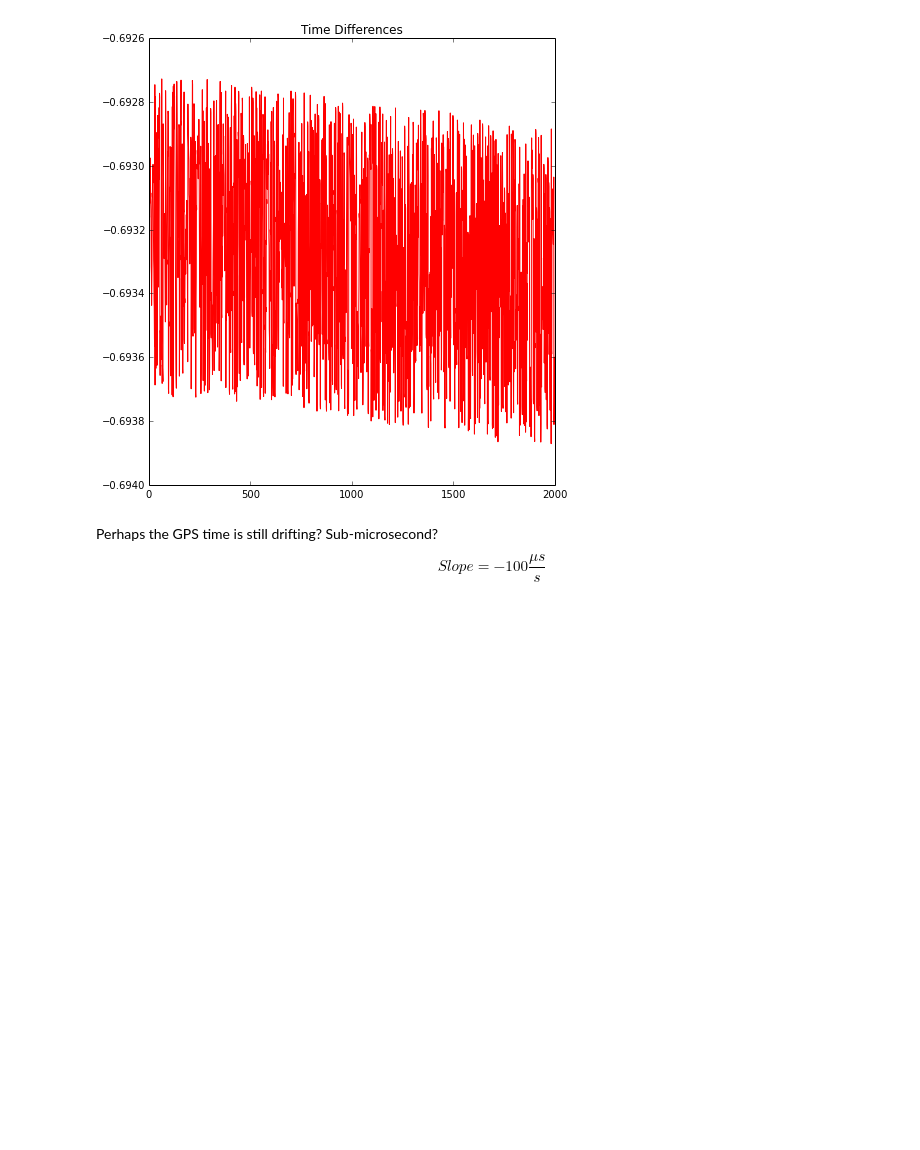
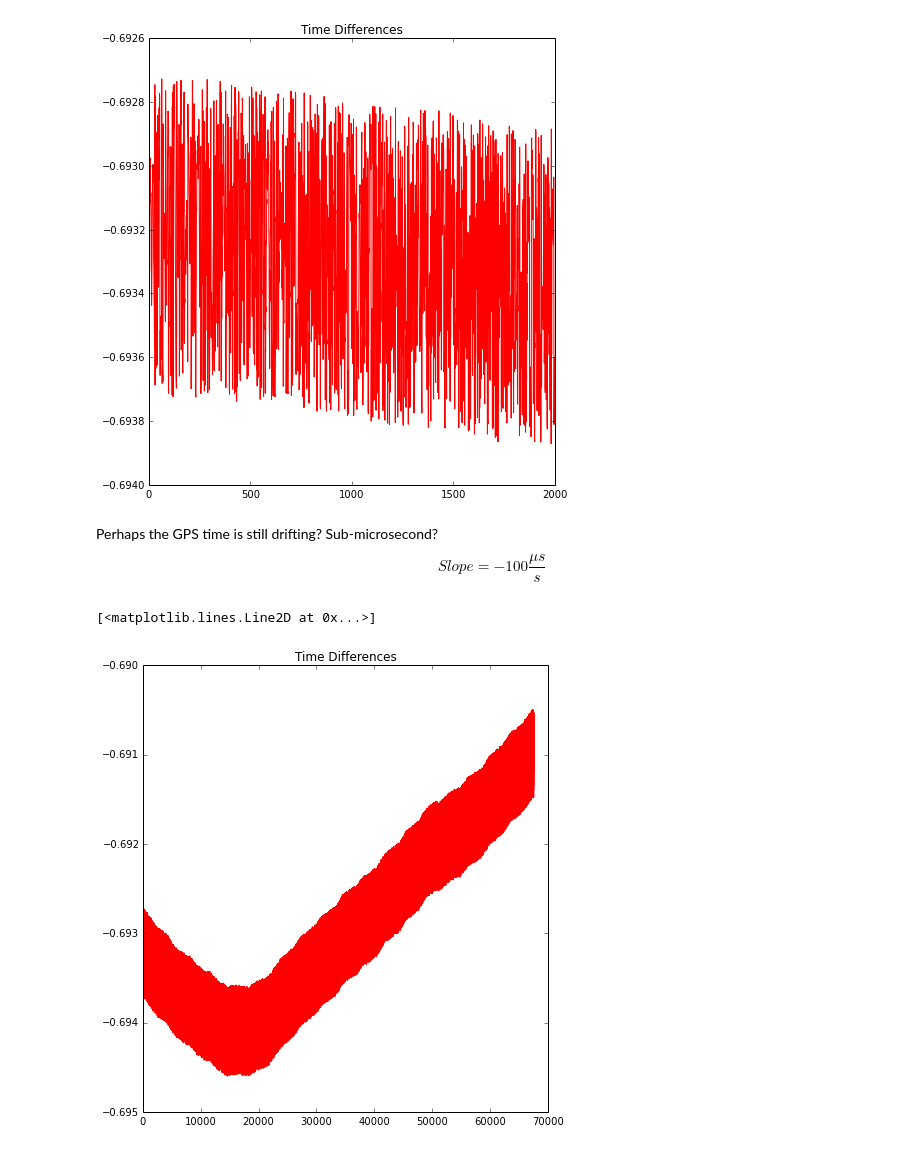
Before and after one commit to captainkirkby/Gears, a Jupyter notebook: node/GPS Time drift.ipynb, the cells around one changed output. Saved outputs shown, nothing was run; the diff lists cells and outputs as text; code cells hidden in the pictures; blank space fills up the shorter version.

Commit message:
Include both zoom in and not zoomed in red line graphs

```diff
--- a/node/GPS Time drift.ipynb
+++ b/node/GPS Time drift.ipynb
@@ -188,3 +188,12 @@ ax1.plot((runningDates-gpsDates)[:2000], color='r')
 [figure]
 # %% [markdown]
 Perhaps the GPS time is still drifting? Sub-microsecond?  $$Slope = -100\frac{\mu{}s}{s}$$
+# %%
+fig = plt.figure(figsize = (16,8), dpi = 80)
+
+ax1 = fig.add_subplot(121)
+ax1.set_title("Time Differences")
+ax1.plot((runningDates-gpsDates), color='r')
+# %% [output]
+[<matplotlib.lines.Line2D at 0x...>]
+[figure, added]
```
Also changed, not shown: parts of 6 cells of this notebook.
